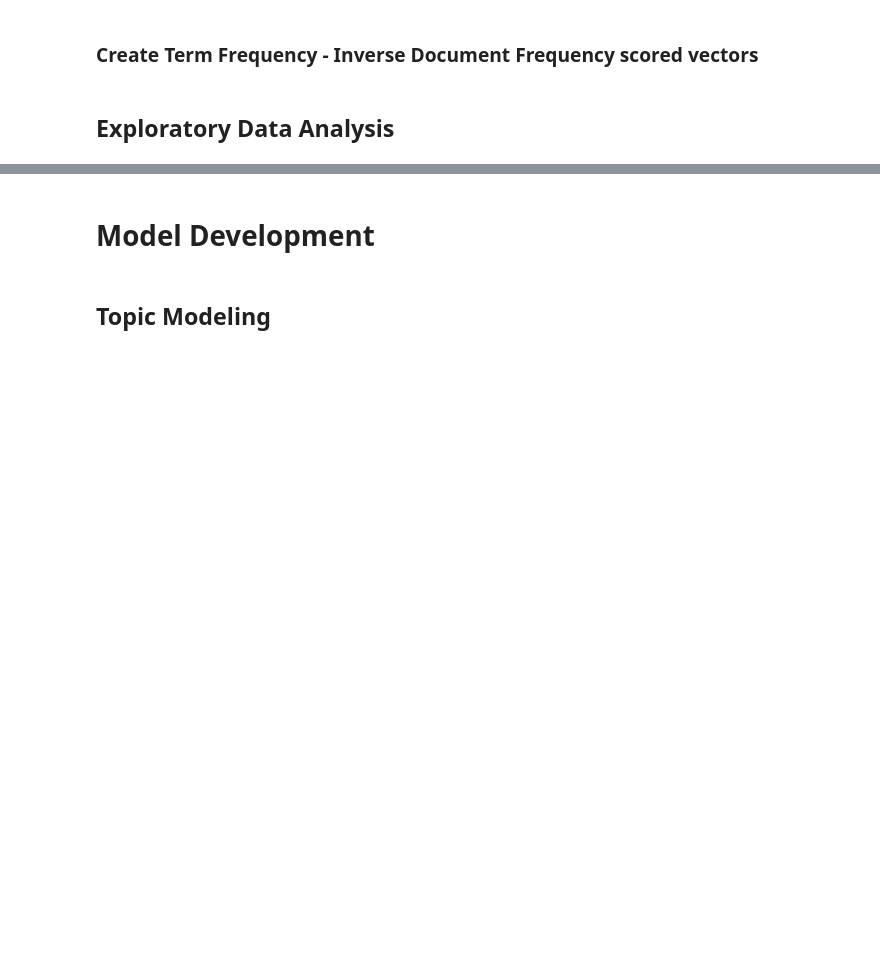
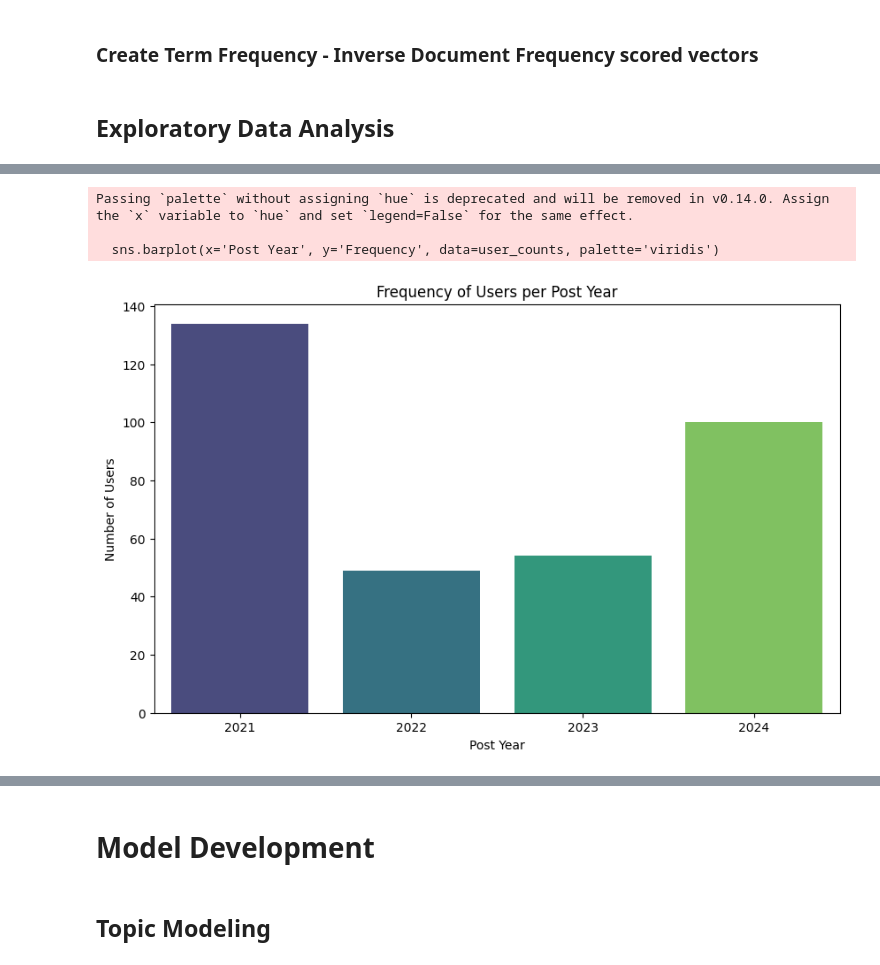
Before and after one commit to vanguardfox/ads509-group5, a Jupyter notebook: ADS509_Final_Project.ipynb, the cells around one changed output, grey strips where cells are left out. Cells and saved outputs as stored; diff of their text form; code cells hidden in the pictures; blank space fills up the shorter version.

```diff
--- a/ADS509_Final_Project.ipynb
+++ b/ADS509_Final_Project.ipynb
@@ -491,0 +533,23 @@ with open('vectorizer_tfidf.pkl', 'rb') as f:
+# %%
+# Convert 'Post Time' to datetime
+fire_df_copy['Post Time'] = pd.to_datetime(fire_df_copy['Post Time'])
+
+# Extract the year from 'Post Time'
+fire_df_copy['Post Year'] = fire_df_copy['Post Time'].dt.year
+
+# Count the frequency of users per post year
+user_counts = fire_df_copy.groupby('Post Year').size().reset_index(name='Frequency')
+
+# Create the seaborn bar plot
+plt.figure(figsize=(10, 6))
+sns.barplot(x='Post Year', y='Frequency', data=user_counts, palette='viridis')
+plt.title('Frequency of Users per Post Year')
+plt.xlabel('Post Year')
+plt.ylabel('Number of Users')
+plt.xticks(rotation=0)  # No rotation needed for years
+plt.show()
+# %% [output]
+Passing `palette` without assigning `hue` is deprecated and will be removed in v0.14.0. Assign the `x` variable to `hue` and set `legend=False` for the same effect.
+
+  sns.barplot(x='Post Year', y='Frequency', data=user_counts, palette='viridis')
+[figure, added]
```
Also changed, not shown: parts of 14 cells of this notebook.
